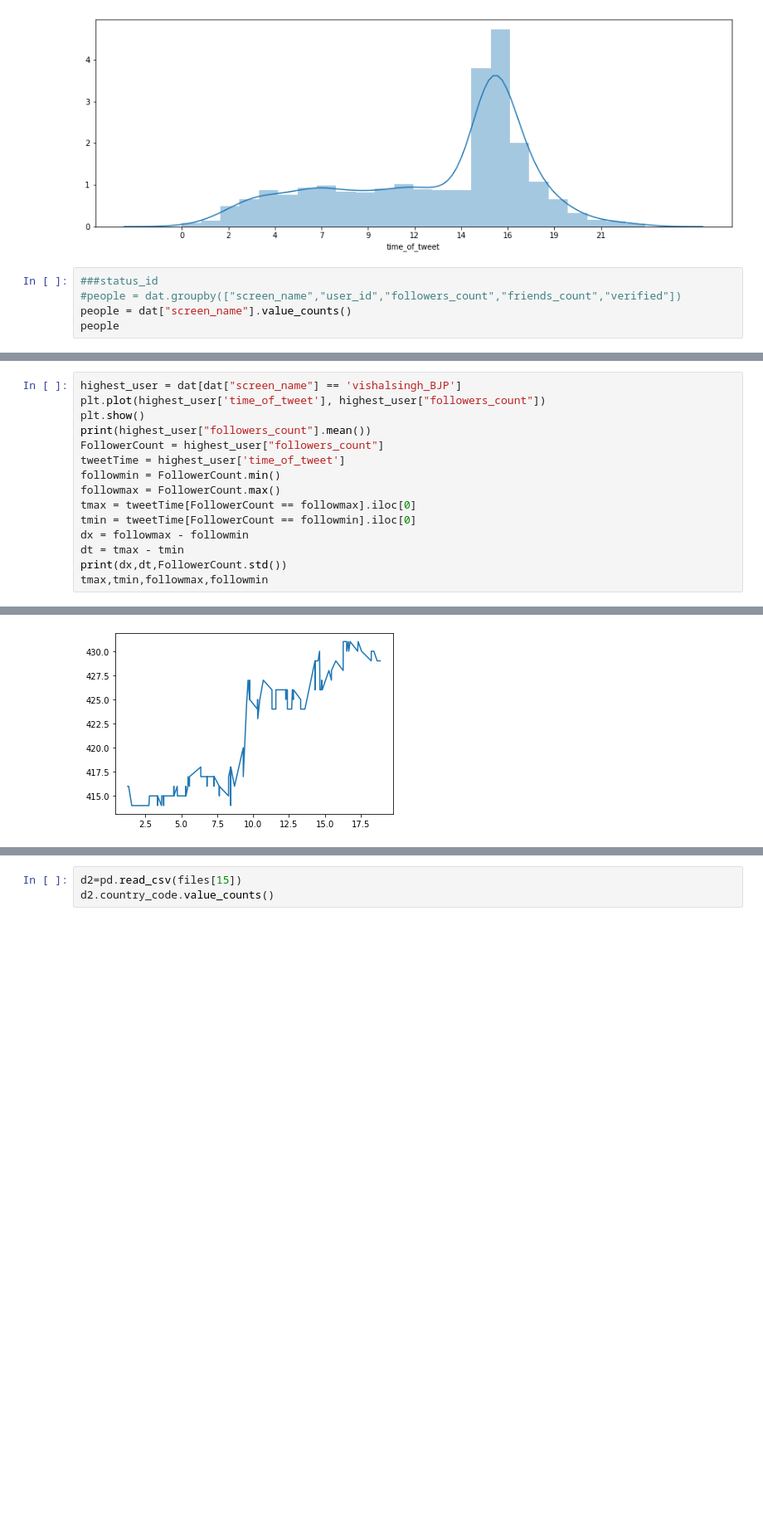
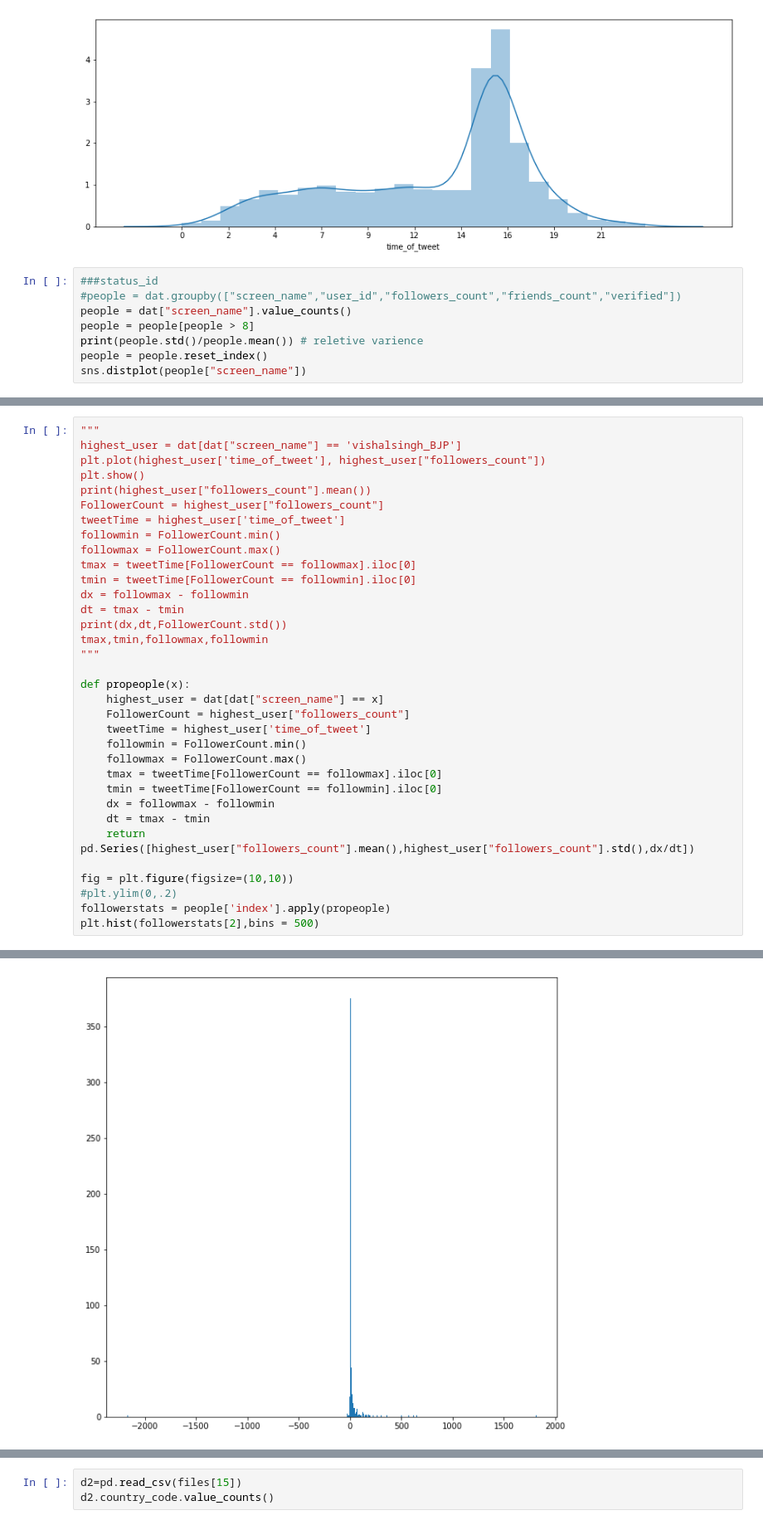
Before and after one commit to ShubhangiSoni1603/Sentimental_analysis_twitter_IN, a Jupyter notebook: Untitled3.ipynb, the cells around one changed output, grey strips where cells are left out. Shown: that part at 83% size. Cells and saved outputs as stored; diff of their text form; blank space fills up the shorter version.

Commit message:
follower stats done

```diff
--- a/Untitled3.ipynb
+++ b/Untitled3.ipynb
@@ -192,5 +194,8 @@ plt.show()
 ###status_id
 #people = dat.groupby(["screen_name","user_id","followers_count","friends_count","verified"])
 people = dat["screen_name"].value_counts()
-people
+people = people[people > 8]
+print(people.std()/people.mean()) # reletive varience
+people = people.reset_index()
+sns.distplot(people["screen_name"])
 # %% [output]
@@ -209,4 +205,5 @@ Name: screen_name, Length: 18705, dtype: int64
 # %%
+"""
 highest_user = dat[dat["screen_name"] == 'vishalsingh_BJP']
 plt.plot(highest_user['time_of_tweet'], highest_user["followers_count"])
 plt.show()
@@ -221,4 +218,22 @@ dx = followmax - followmin
 dt = tmax - tmin
 print(dx,dt,FollowerCount.std())
 tmax,tmin,followmax,followmin
+"""
+
+def propeople(x):
+    highest_user = dat[dat["screen_name"] == x]
+    FollowerCount = highest_user["followers_count"]
+    tweetTime = highest_user['time_of_tweet']
+    followmin = FollowerCount.min()
+    followmax = FollowerCount.max()
+    tmax = tweetTime[FollowerCount == followmax].iloc[0]
+    tmin = tweetTime[FollowerCount == followmin].iloc[0]
+    dx = followmax - followmin
+    dt = tmax - tmin
+    return pd.Series([highest_user["followers_count"].mean(),highest_user["followers_count"].std(),dx/dt])
+
+fig = plt.figure(figsize=(10,10))
+#plt.ylim(0,.2)
+followerstats = people['index'].apply(propeople)
+plt.hist(followerstats[2],bins = 500)
 # %% [output]
@@ -225 +257 @@ tmax,tmin,followmax,followmin
-[figure, old version]
+[figure, new version]
```
Also changed, not shown: parts of 4 cells of this notebook.
